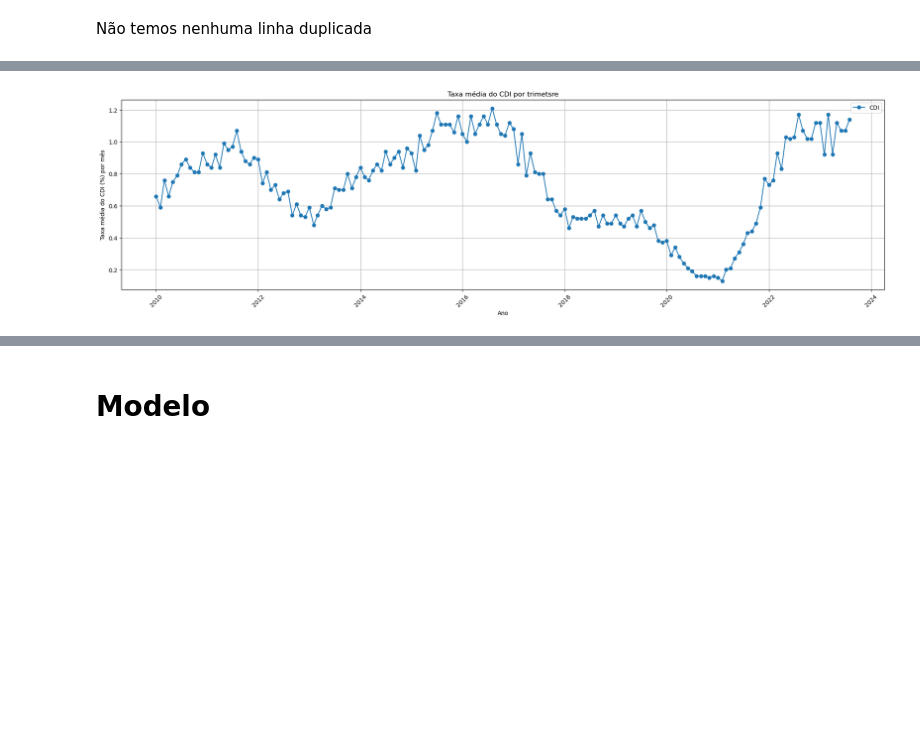
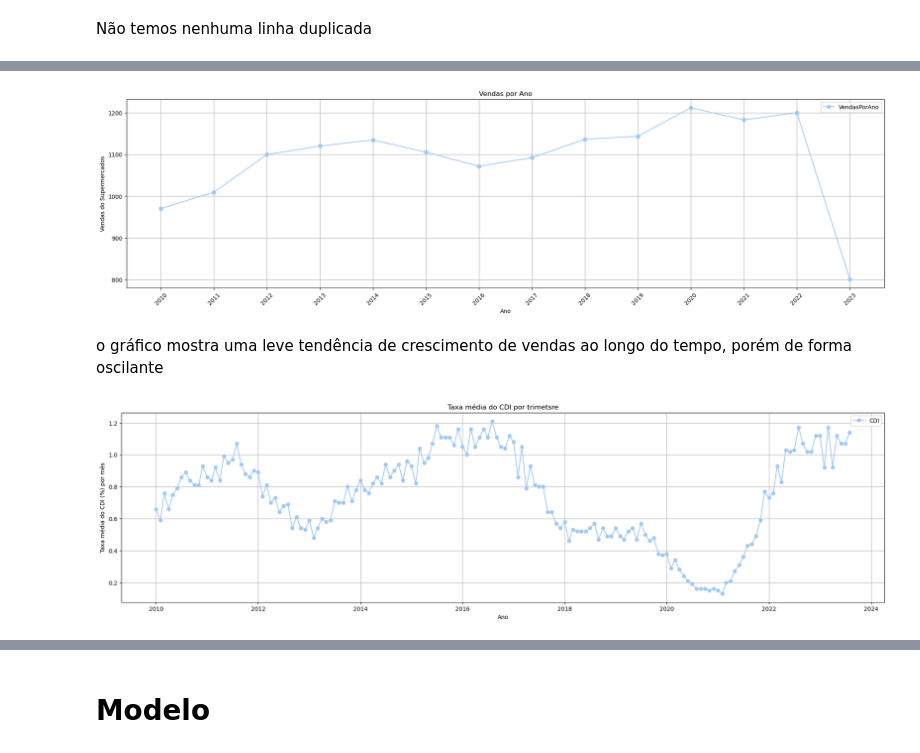
Before and after one commit to leonardoccarv/VendasDeSupermercados, a Jupyter notebook: notebook.ipynb, the cells around one changed output, grey strips where cells are left out. Drawn from its saved outputs; the diff is of its cells as text; code cells hidden in the pictures; blank space fills up the shorter version.

```diff
--- a/notebook.ipynb
+++ b/notebook.ipynb
@@ -240,3 +244,21 @@ O gráfico acima mostra uma tendência no cresimento das vendas do começo ao fi
+# %%
+ax = df.copy()
+ax['Ano'] = ax['Ano'].astype(str)
+ax = ax.sort_values(by='Ano')
+
+plt.figure(figsize=(24, 6))
+plt.plot(ax['Ano'], ax['VendasPorAno'], label='VendasPorAno', marker='o')
+plt.title('Vendas por Ano')
+plt.xlabel('Ano')
+plt.ylabel('Vendas do Supermercados')
+plt.legend()
+plt.xticks(rotation=45)
+plt.grid(True)
+plt.show()
+# %% [output]
+[figure, added]
+# %% [markdown]
+o gráfico mostra uma leve tendência de crescimento de vendas ao longo do tempo, porém de forma oscilante
 # %%
 df = df.sort_values(by='Date')
 
@@ -246,8 +268,7 @@ plt.title('Taxa média do CDI por trimetsre')
 plt.xlabel('Ano')
 plt.ylabel('Taxa média do CDI (%) por mês')
 plt.legend()
-plt.xticks(rotation=45)
 plt.grid(True)
 plt.show()
 # %% [output]
-[figure, old version]
+[figure, new version]
```
Also changed, not shown: parts of 18 cells of this notebook.
